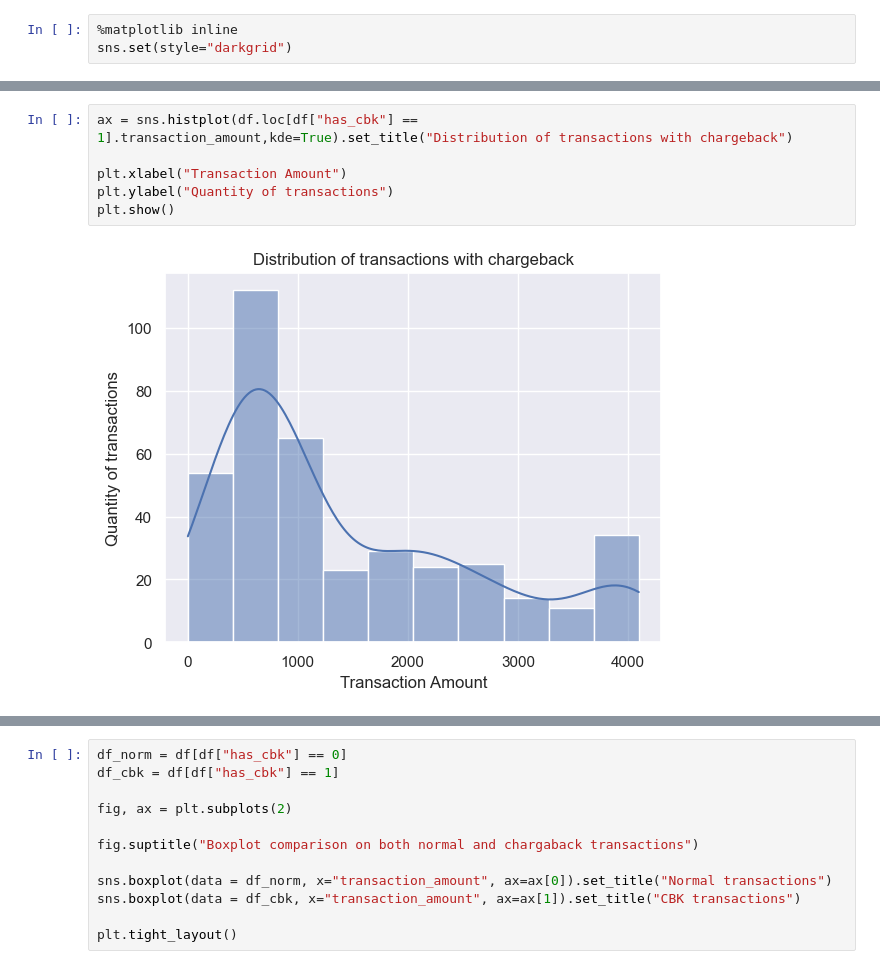
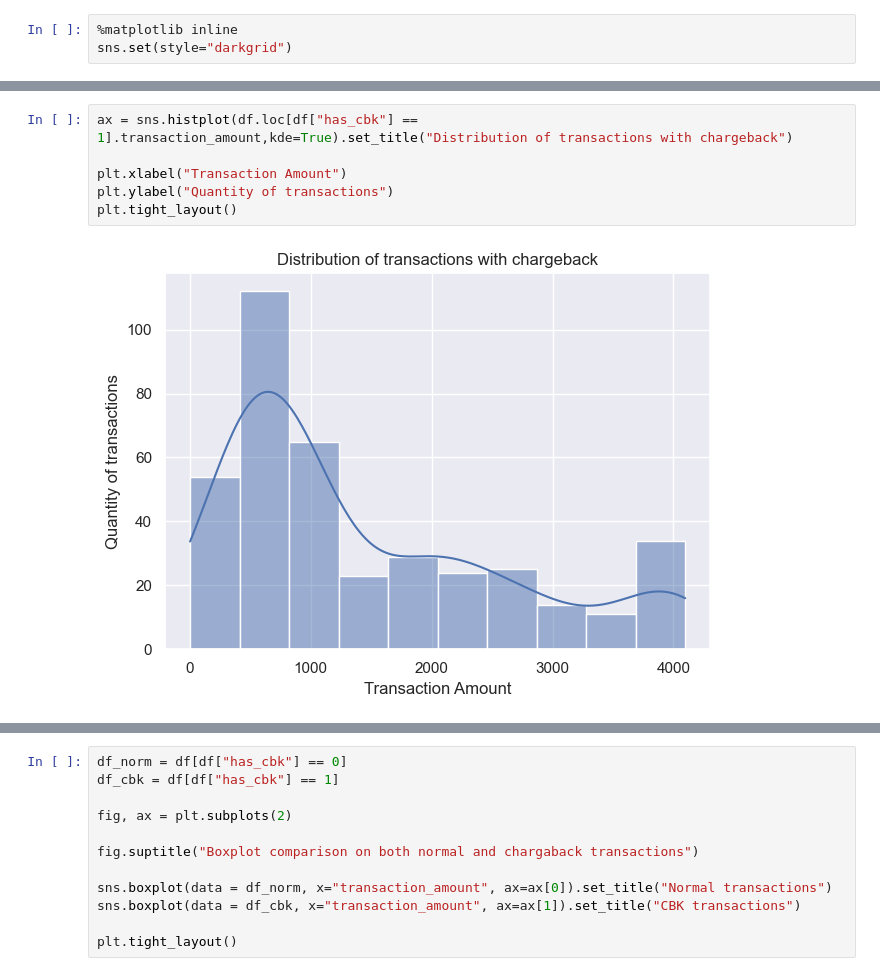
Before and after one commit to rehpires/Risk-analyst-case, a Jupyter notebook: Transactional data.ipynb, the cells around one changed output, grey strips where cells are left out. Drawn from its saved outputs; the diff is of its cells as text.

```diff
--- a/Transactional data.ipynb
+++ b/Transactional data.ipynb
@@ -46,11 +59,11 @@ sns.histplot(data=df, x="transaction_hour")
 # %%
 ax = sns.histplot(df.loc[df["has_cbk"] == 1].transaction_amount,kde=True).set_title("Distribution of transactions with chargeback")
 
 plt.xlabel("Transaction Amount")
 plt.ylabel("Quantity of transactions")
-plt.show()
+plt.tight_layout()
 # %% [output]
-[figure, old version]
+[figure, new version]
 # %%
 ax = sns.histplot(df.loc[df["has_cbk"] == 0].transaction_amount,kde=True).set_title("Distribution of transactions without chargeback")
 
```
Also changed, not shown: parts of 21 cells of this notebook, 1 other file.
